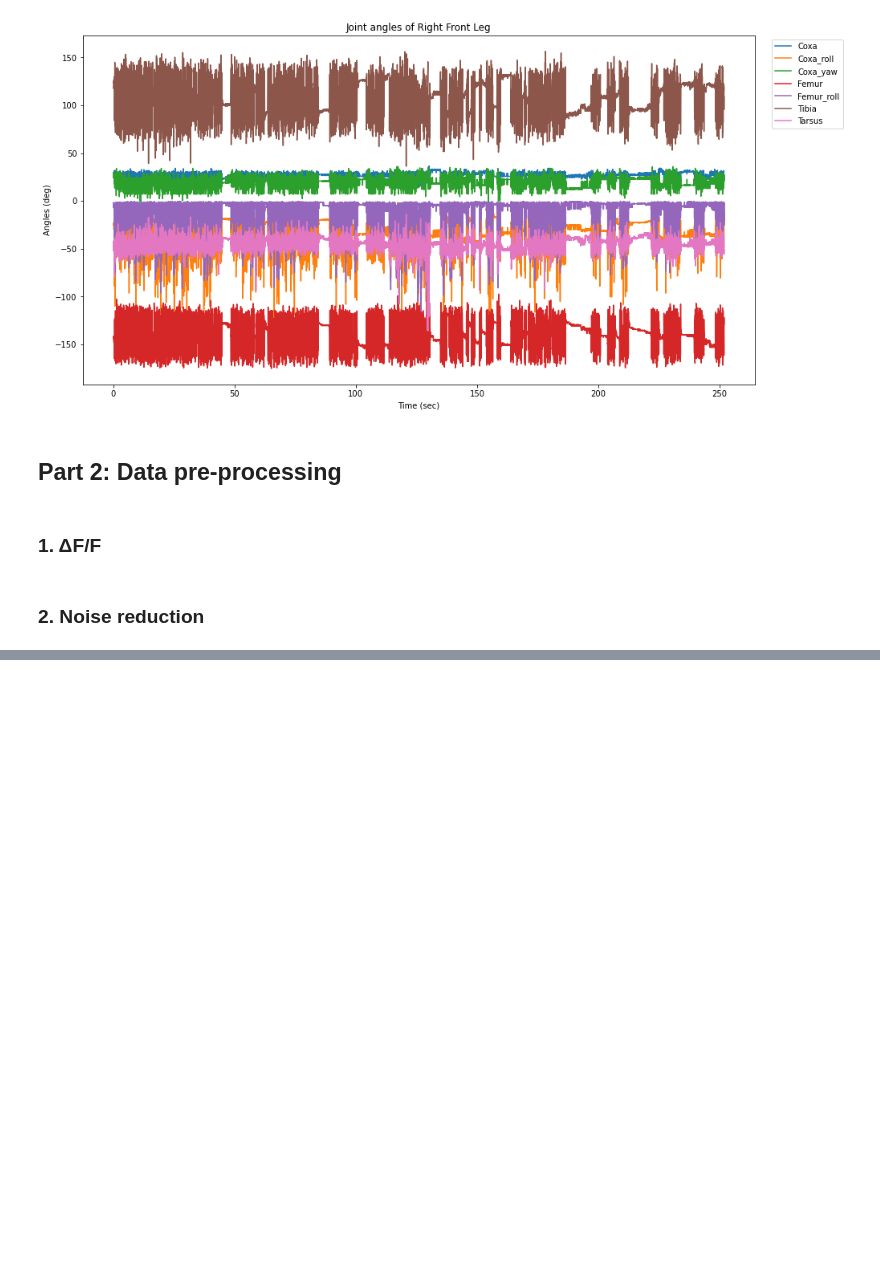
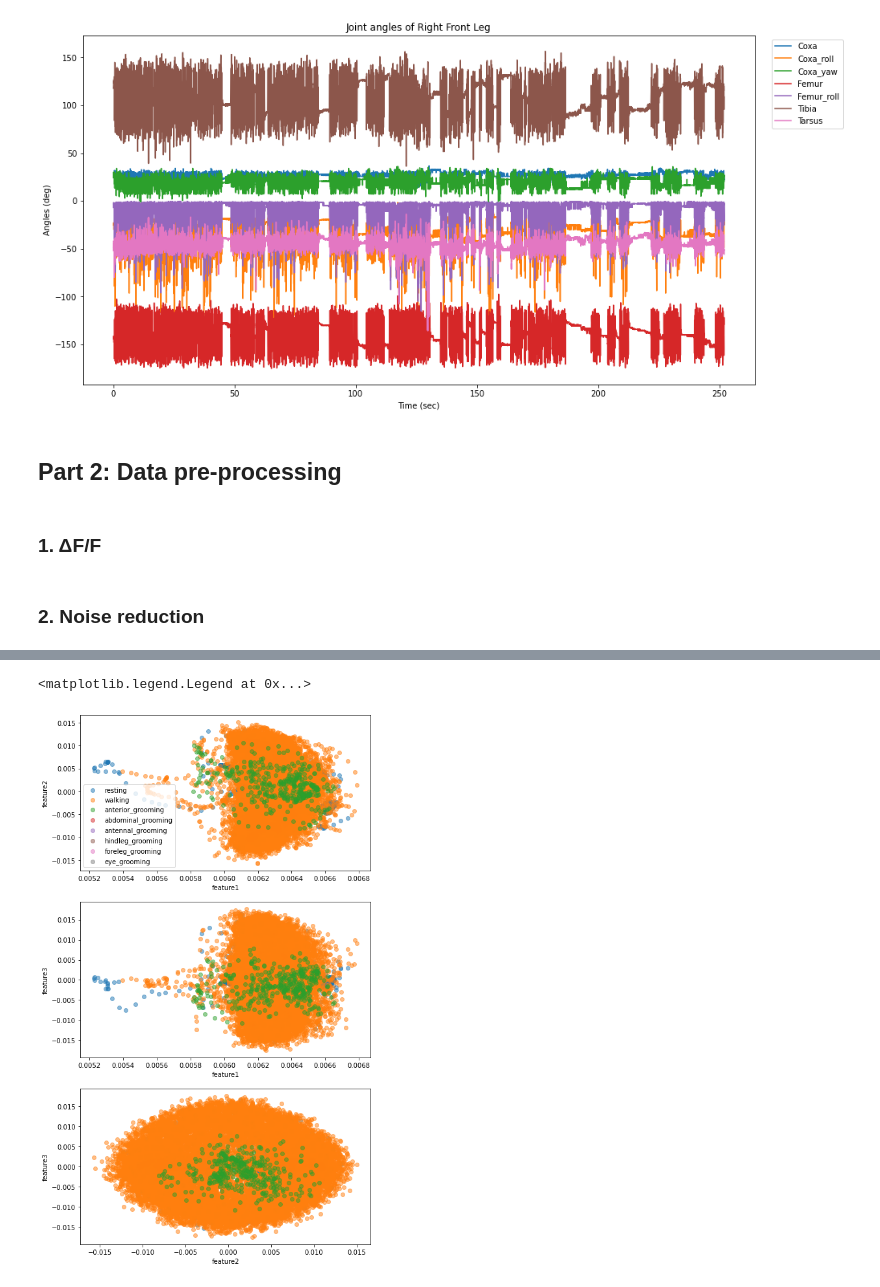
Before and after one commit to Blaise-g/super-duper-Cobar, a Jupyter notebook: Hila.ipynb, the cells around one changed output, grey strips where cells are left out. Cells and saved outputs as stored; diff of their text form; code cells hidden in the pictures; blank space fills up the shorter version.

```diff
--- a/Hila.ipynb
+++ b/Hila.ipynb
@@ -154,0 +243,29 @@ fig.savefig('report_images/w8_all_joint.png')
+# %%
+# colour each dot corresponding to its manual label
+
+beh_label = ["resting", "walking", "anterior_grooming", "abdominal_grooming", "antennal_grooming", "hindleg_grooming", "foreleg_grooming", "eye_grooming"]
+
+#remove first 4 lines due to time shift
+beh_df_dyn = beh_signals_trial_8.iloc[time_delay:]
+
+fig, ax = plt.subplots(nrows = 3, ncols = 1, figsize = (8,15))
+
+for i in np.arange(len(beh_label)):
+    select_indices = np.where(beh_df_dyn["Manual"] == beh_label[i])
+    ax[0].scatter(pca_dyn.components_[0][select_indices], pca_dyn.components_[1][select_indices], alpha = 0.5)
+    ax[1].scatter(pca_dyn.components_[0][select_indices], pca_dyn.components_[2][select_indices], alpha = 0.5)
+    ax[2].scatter(pca_dyn.components_[1][select_indices], pca_dyn.components_[2][select_indices], alpha = 0.5)
+
+ax[0].set_xlabel('feature' + str(1))
+ax[1].set_xlabel('feature' + str(1))
+ax[2].set_xlabel('feature' + str(2))
+
+ax[0].set_ylabel('feature' + str(2))
+ax[1].set_ylabel('feature' + str(3))
+ax[2].set_ylabel('feature' + str(3))
+
+labels = ['trial_' + str(i+1) for i in range(12)]
+ax[0].legend(beh_label)
+# %% [output]
+<matplotlib.legend.Legend at 0x...>
+[figure, added]
```
Also changed, not shown: parts of 8 cells of this notebook.
